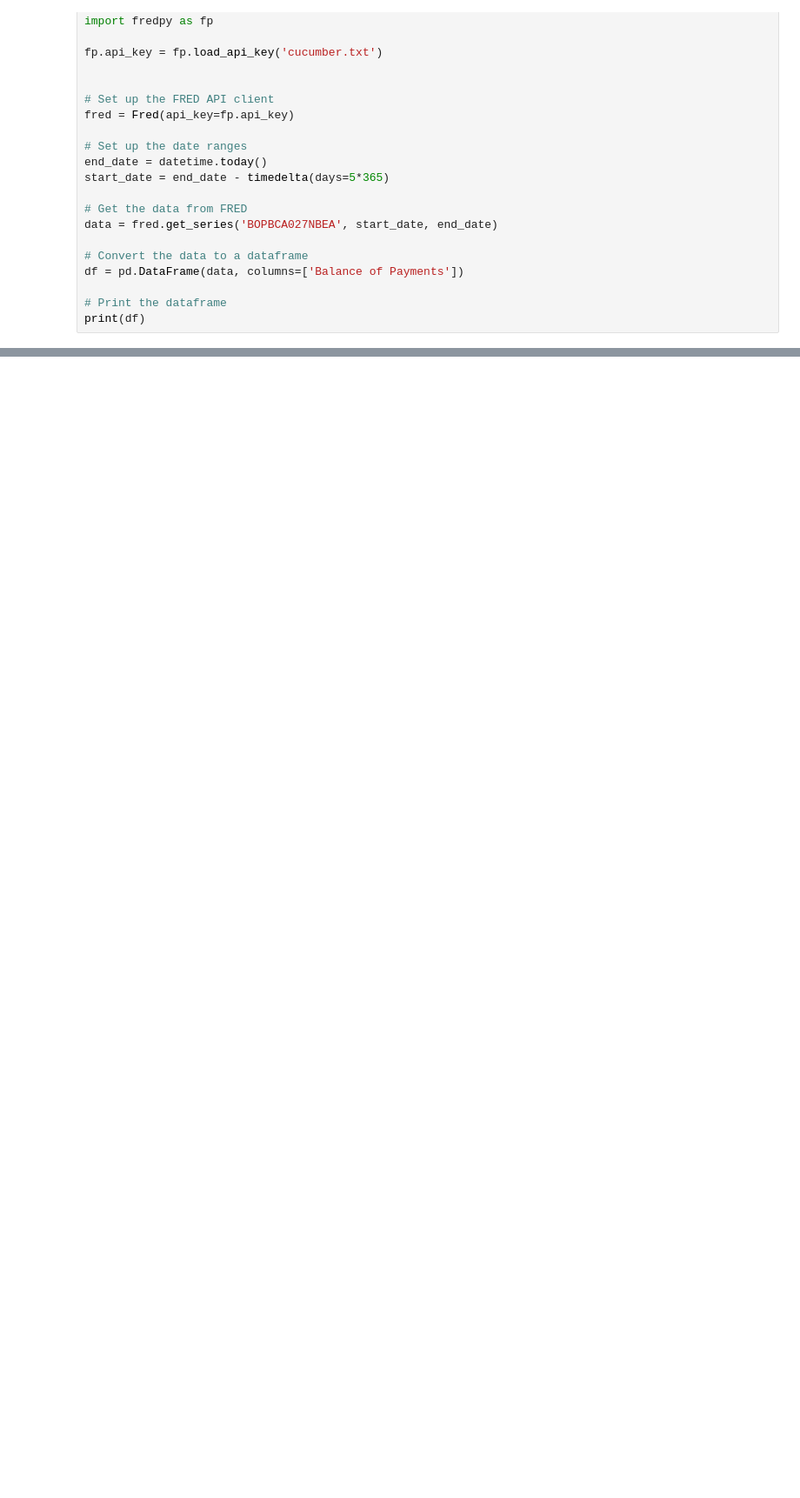
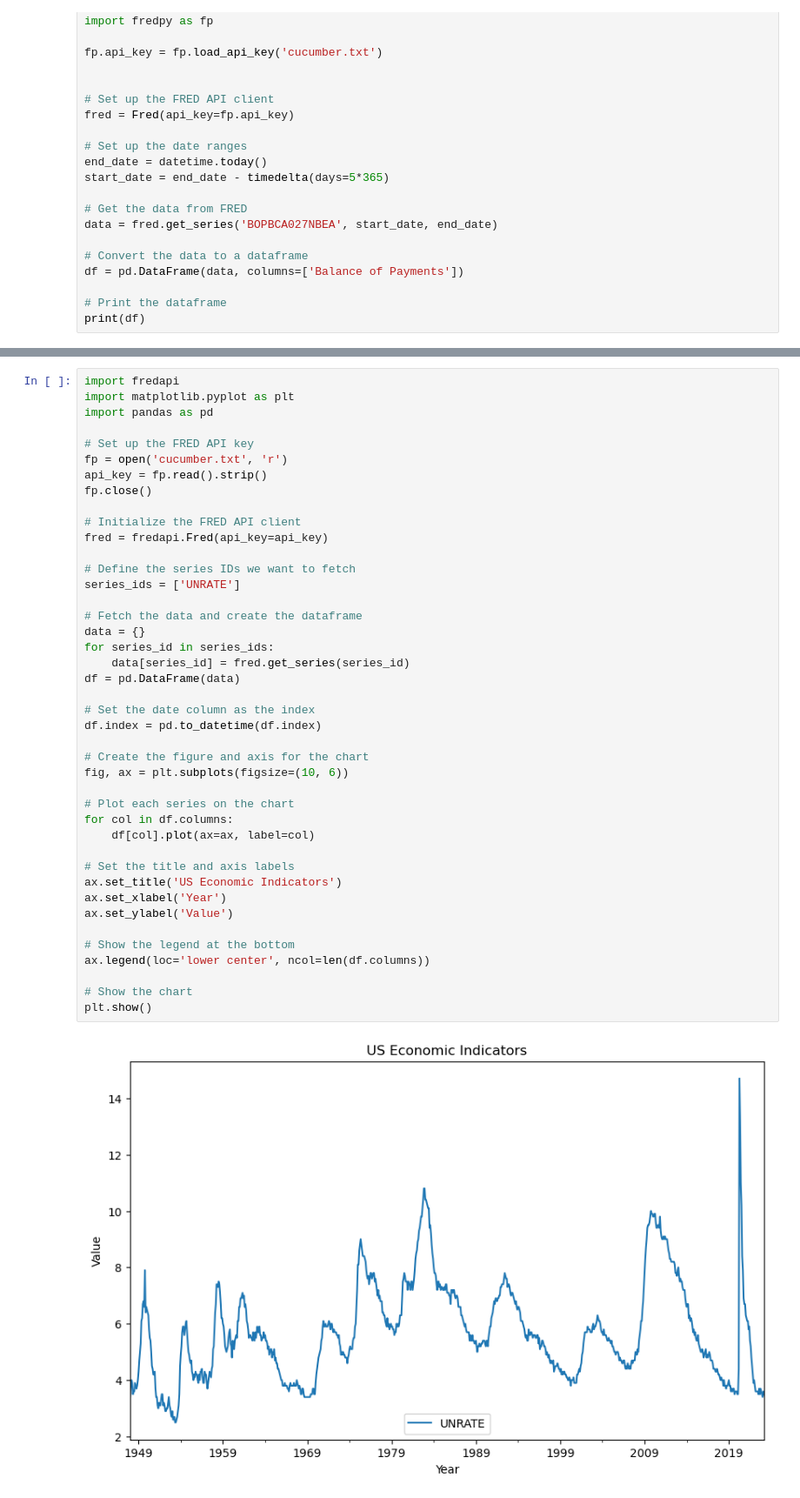
Before and after one commit to Photon1c/ChatGPT_GammaSandbox, a Jupyter notebook: jupyter_notebooks/financialanalysistools/central_banking_projectors/Fredpy-Sandbox1.ipynb, the cells around one changed output, grey strips where cells are left out. Shown at 87% size. Saved outputs shown, nothing was run; the diff lists cells and outputs as text; blank space fills up the shorter version.

```diff
--- a/jupyter_notebooks/financialanalysistools/central_banking_projectors/Fredpy-Sandbox1.ipynb
+++ b/jupyter_notebooks/financialanalysistools/central_banking_projectors/Fredpy-Sandbox1.ipynb
@@ -279,0 +345,44 @@ TypeError: series.__init__() got an unexpected keyword argument 'start_date'
+# %%
+import fredapi
+import matplotlib.pyplot as plt
+import pandas as pd
+
+# Set up the FRED API key
+fp = open('cucumber.txt', 'r')
+api_key = fp.read().strip()
+fp.close()
+
+# Initialize the FRED API client
+fred = fredapi.Fred(api_key=api_key)
+
+# Define the series IDs we want to fetch
+series_ids = ['UNRATE']
+
+# Fetch the data and create the dataframe
+data = {}
+for series_id in series_ids:
+    data[series_id] = fred.get_series(series_id)
+df = pd.DataFrame(data)
+
+# Set the date column as the index
+df.index = pd.to_datetime(df.index)
+
+# Create the figure and axis for the chart
+fig, ax = plt.subplots(figsize=(10, 6))
+
+# Plot each series on the chart
+for col in df.columns:
+    df[col].plot(ax=ax, label=col)
+
+# Set the title and axis labels
+ax.set_title('US Economic Indicators')
+ax.set_xlabel('Year')
+ax.set_ylabel('Value')
+
+# Show the legend at the bottom
+ax.legend(loc='lower center', ncol=len(df.columns))
+
+# Show the chart
+plt.show()
+# %% [output]
+[figure, added]
```
Also changed, not shown: parts of 14 cells of this notebook, 7 other files.
